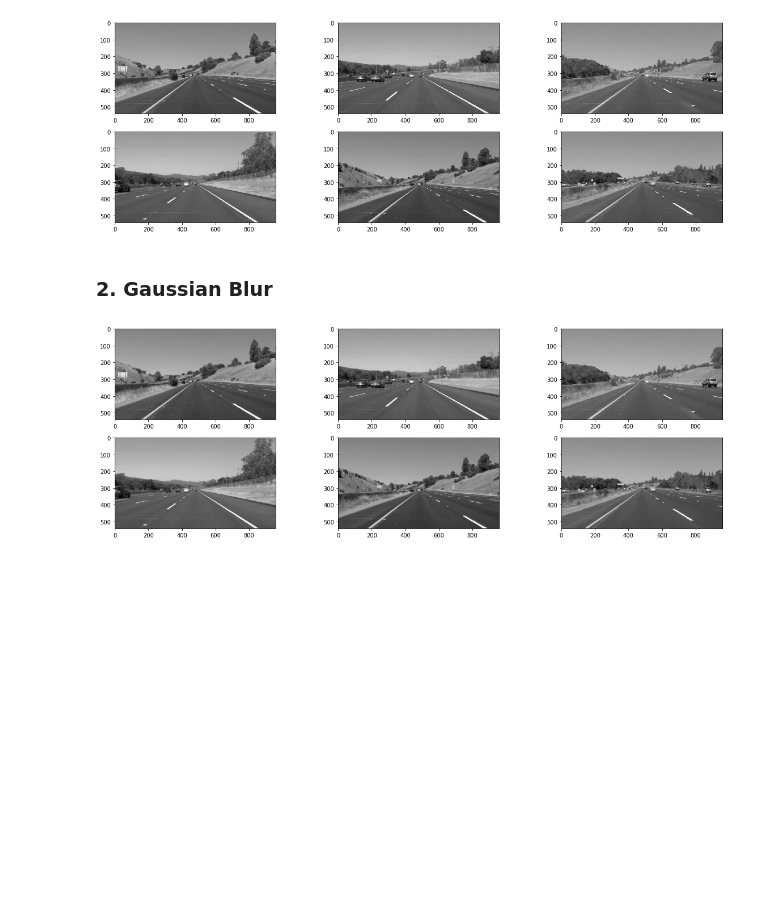
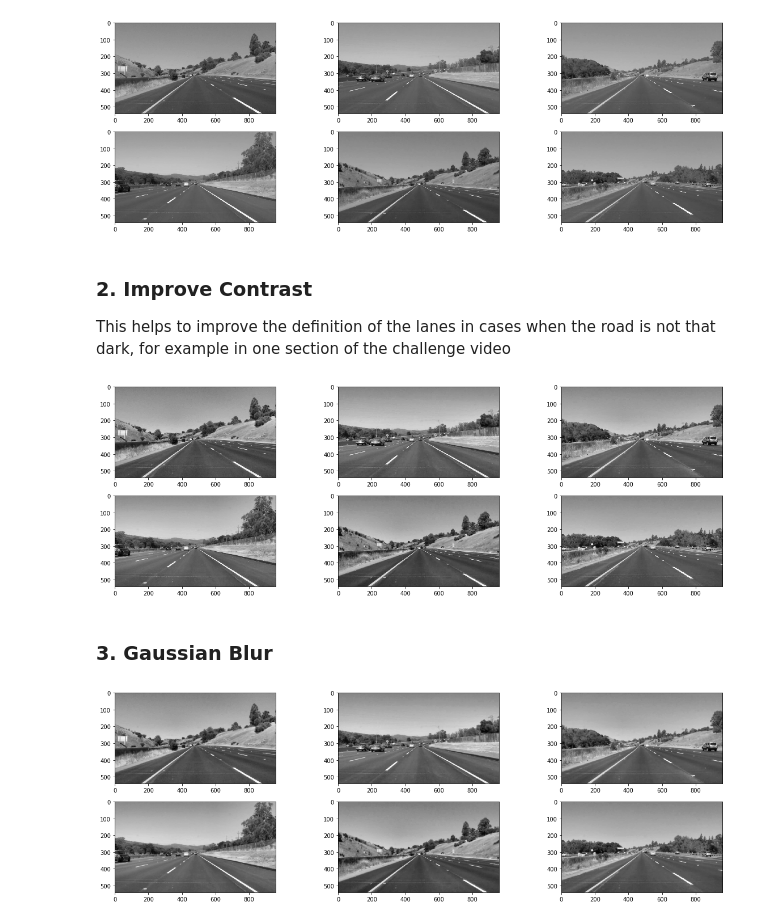
Before and after one commit to miguelaaguilar/CarND-LaneLines-P1, a Jupyter notebook: P1.ipynb, the cells around one changed output. Saved outputs shown, nothing was run; the diff lists cells and outputs as text; code cells hidden in the pictures; blank space fills up the shorter version.

```diff
--- a/P1.ipynb
+++ b/P1.ipynb
@@ -80,12 +80,16 @@ This image is: <class 'numpy.ndarray'> with dimensions: (540, 960, 3)
 Build your pipeline to work on the images in the directory "test_images"
 **You should make sure your pipeline works well on these images before you try the videos.**
 # %%
-def show_images(images, colormap='gray'):
+from matplotlib import pyplot as mp
+
+def show_images(images, colormap='gray', name = 'empty'):
     plt.figure(figsize=(20,10))
     columns = 3
     for i, image in enumerate(images):
         plt.subplot(len(images) / columns + 1, columns, i + 1)
         plt.imshow(image, cmap=colormap)
+    if name not in ['empty']:
+        mp.savefig('test_images_output/' + name + '.png')
 # %%
 import os
 
@@ -127,2 +132,6 @@ show_images(gray_img)
 # %% [output]
 [figure]
+# %% [markdown]
+### 2. Improve Contrast
+
+This helps to improve the definition of the lanes in cases when the road is not that dark, for example in one section of the challenge video
@@ -129,5 +144,15 @@ show_images(gray_img)
+# %%
+gray_contrast_img = []
+for image in images:
+    gray = grayscale(image)
+    gray_contrast = contrast(gray)
+    gray_contrast_img.append(gray_contrast)
+
+show_images(gray_contrast_img, name = 'contrast')
+# %% [output]
+[figure, added]
 # %% [markdown]
-### 2. Gaussian Blur
+### 3. Gaussian Blur
 # %%
 def gaussian_blur(img, kernel_size):
     """Applies a Gaussian Noise kernel"""
```
Also changed, not shown: parts of 18 cells of this notebook, 12 other files.
